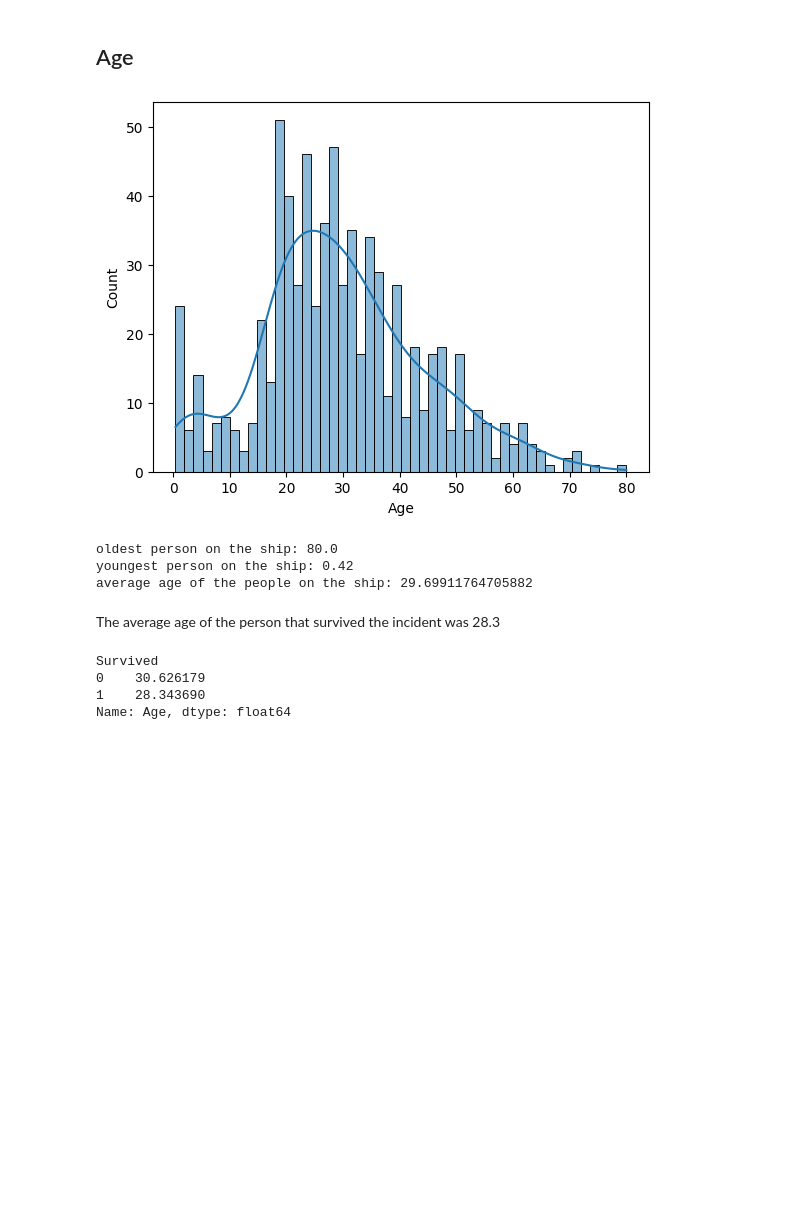
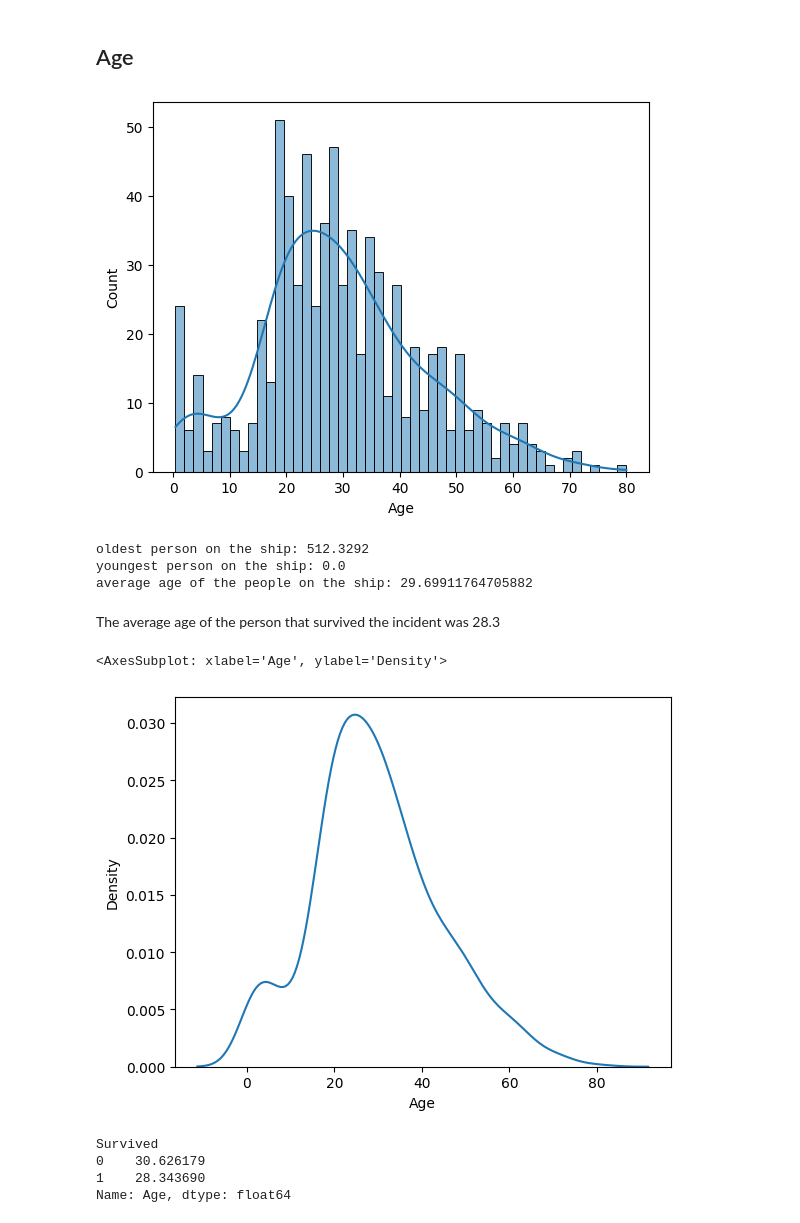
Before and after one commit to Rahul-Anil/kaggle, a Jupyter notebook: titanic/EDA.ipynb, the cells around one changed output. Cells and saved outputs as stored; diff of their text form; code cells hidden in the pictures; blank space fills up the shorter version.

```diff
--- a/titanic/EDA.ipynb
+++ b/titanic/EDA.ipynb
@@ -6,8 +6,10 @@ import seaborn as sns
 # %% [markdown]
 Getting the training and test data
 # %%
-train_df = pd.read_csv("/Users/rahulanil/Documents/kaggle/titanic/data/train.csv")
-test_df = pd.read_csv("/Users/rahulanil/Documents/kaggle/titanic/data/test.csv")
+train_df = pd.read_csv(
+    "/Users/rahulanil/garchomp/projects/kaggle/titanic/data/train.csv"
+)
+test_df = pd.read_csv("/Users/rahulanil/garchomp/projects/kaggle/titanic/data/test.csv")
 # %% [markdown]
 Features are:
 
@@ -404,17 +406,22 @@ array(['Mr', 'Mrs', 'Miss', 'Master', 'Ms', 'Col', 'Rev', 'Dr', 'Dona'],
 sns.histplot(train_df["Age"], bins=50, kde=True)
 plt.show()
 
-#what is the oldest person on the ship
-print(f"oldest person on the ship: {train_df.Age.max()}")
-print(f"youngest person on the ship: {train_df.Age.min()}")
+# what is the oldest person on the ship
+print(f"oldest person on the ship: {train_df.Fare.max()}")
+print(f"youngest person on the ship: {train_df.Fare.min()}")
 print(f"average age of the people on the ship: {train_df.Age.mean()}")
 # %% [output]
 [figure]
-oldest person on the ship: 80.0
-youngest person on the ship: 0.42
+oldest person on the ship: 512.3292
+youngest person on the ship: 0.0
 average age of the people on the ship: 29.69911764705882
 # %% [markdown]
 The average age of the person that survived the incident was 28.3
+# %%
+sns.kdeplot(data=train_df, x="Age")
+# %% [output]
+<AxesSubplot: xlabel='Age', ylabel='Density'>
+[figure, added]
 # %%
 train_df.groupby(["Survived"])["Age"].mean()
 # %% [output]
```
Also changed, not shown: parts of 45 cells of this notebook, 6 other files.
